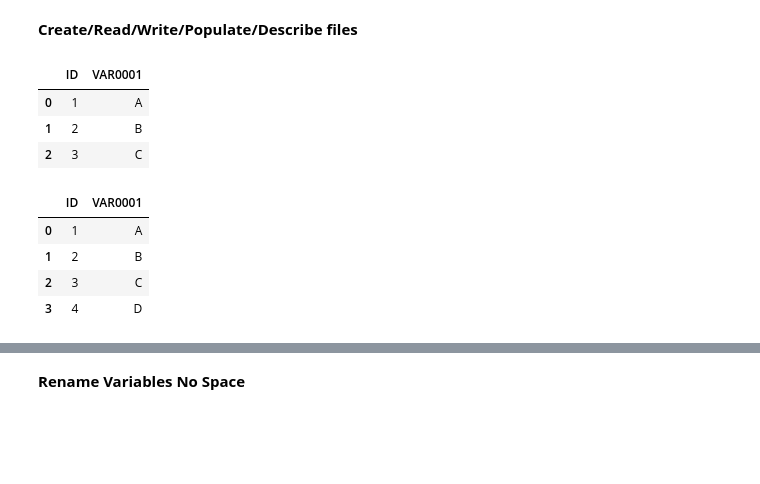
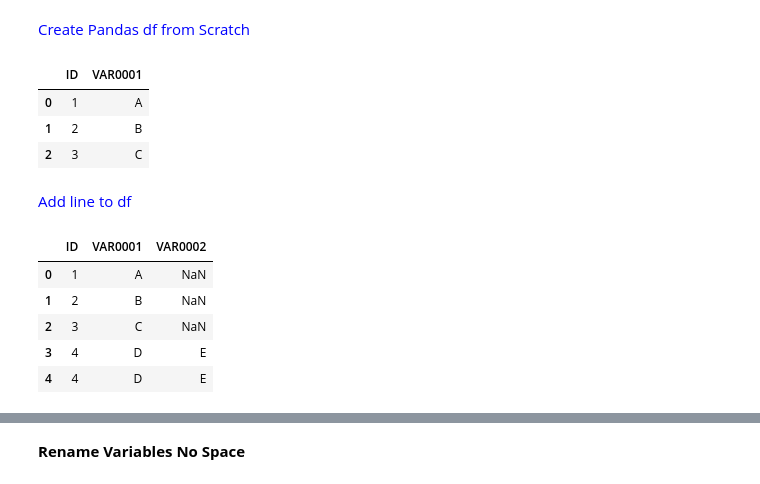
Before and after one commit to dcinnovator/DS, a Jupyter notebook: MY NOTES.ipynb, the cells around one changed output, grey strips where cells are left out. Saved outputs shown, nothing was run; the diff lists cells and outputs as text; code cells hidden in the pictures; blank space fills up the shorter version.

```diff
--- a/MY NOTES.ipynb
+++ b/MY NOTES.ipynb
@@ -15,7 +61,7 @@ pwd
 
 import pandas as pd
-# %% [markdown]
-<b>Create/Read/Write/Populate/Describe files<b/>
+# %% [markdown]
+ <font color="blue">Create Pandas df from Scratch</font>
 # %%
 # Creating the first Dataframe using dictionary - much simpler than python below
 myfile = pd.DataFrame({'ID':[1,2,3],'VAR0001':['A','B','C']})
@@ -25,18 +71,21 @@ myfile.head()
 | 0 | 1 | A |
 | 1 | 2 | B |
 | 2 | 3 | C |
+# %% [markdown]
+<font color="blue">Add line to df</font>
 # %%
-#add a 4th row with 4,D use append. ignore_index prevents index from starting over with new data appended.
-
-df2 = pd.DataFrame({'ID':[4],'VAR0001':['D']})
+#add a 4th row with 4,D, E. Notice it creates new variable for entire df. Use append. ignore_index prevents index from starting over with new data appended.
+df2 = pd.DataFrame({'ID':[4],'VAR0001':['D'], 'VAR0002' :['E']})
 
 myfile = myfile.append(df2, ignore_index = True)
-myfile.head(50)
+
+#shorten myfile to mf
 mf= myfile
-mf
+mf.head()
 # %% [output]
-|  | ID | VAR0001 |
-| 0 | 1 | A |
-| 1 | 2 | B |
-| 2 | 3 | C |
-| 3 | 4 | D |
+|  | ID | VAR0001 | VAR0002 |
+| 0 | 1 | A | NaN |
+| 1 | 2 | B | NaN |
+| 2 | 3 | C | NaN |
+| 3 | 4 | D | E |
+| 4 | 4 | D | E |
```
Also changed, not shown: parts of 49 cells of this notebook.
